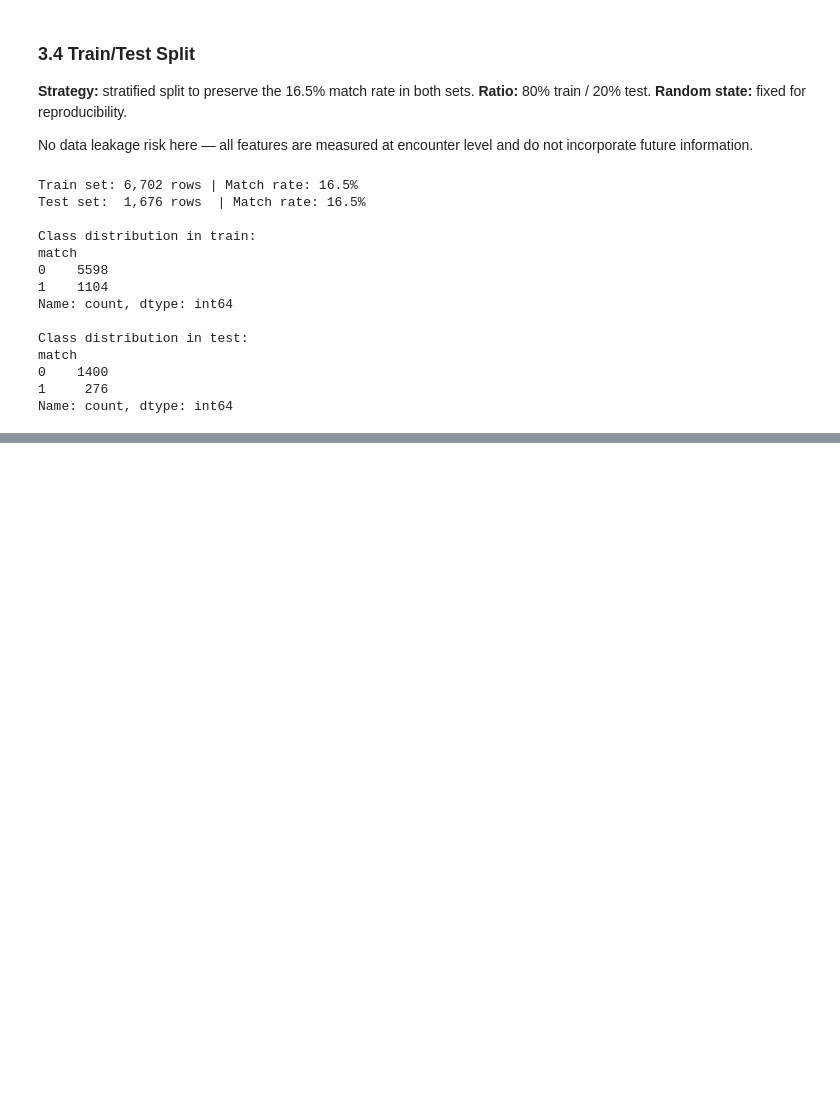
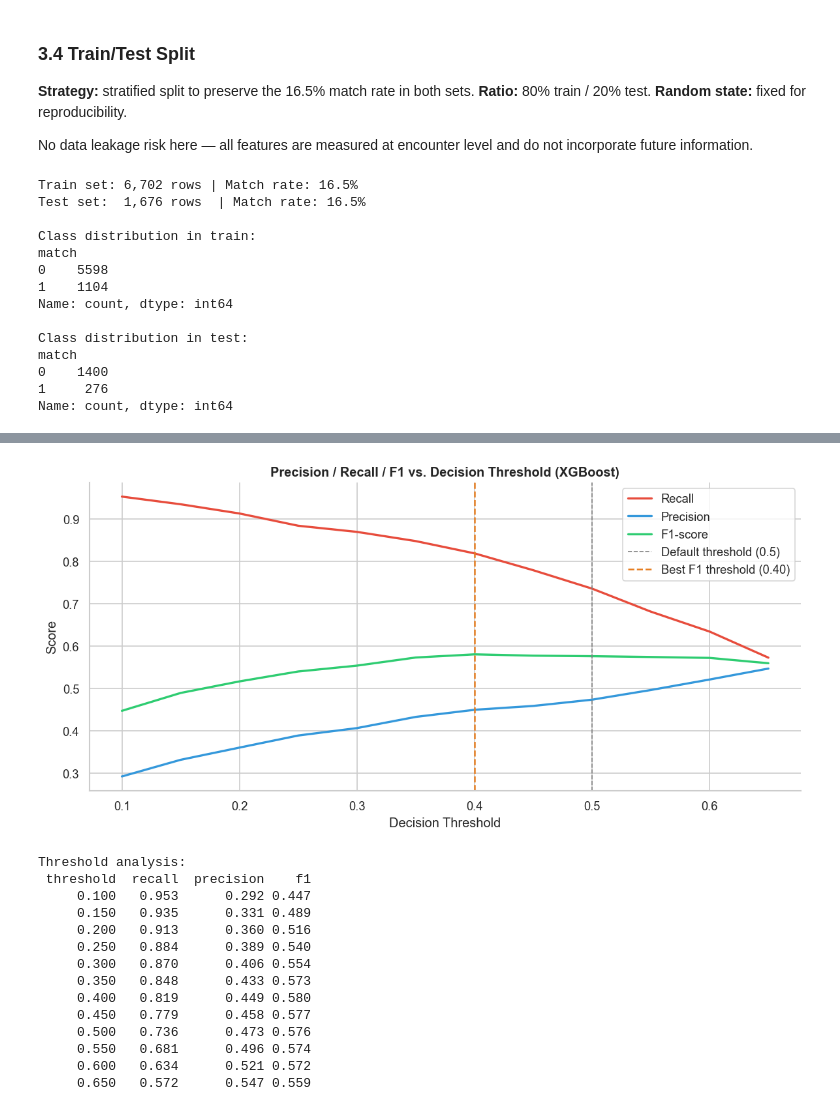
Before and after one commit to ArvindB75/speed-dating-match-prediction, a Jupyter notebook: notebooks/speed_dating_analysis.ipynb, the cells around one changed output, grey strips where cells are left out. Cells and saved outputs as stored; diff of their text form; code cells hidden in the pictures; blank space fills up the shorter version.

```diff
--- a/notebooks/speed_dating_analysis.ipynb
+++ b/notebooks/speed_dating_analysis.ipynb
@@ -1076,0 +1239,62 @@ Name: count, dtype: int64
+# %%
+# ── 4.4 Decision Threshold Optimization ──────────────────────────────────────
+
+from sklearn.metrics import precision_recall_curve
+
+# Test multiple thresholds
+thresholds = np.arange(0.1, 0.7, 0.05)
+results = []
+
+for t in thresholds:
+    y_pred_t = (y_prob_xgb >= t).astype(int)
+    results.append({
+        'threshold': t,
+        'recall': recall_score(y_test, y_pred_t),
+        'precision': precision_score(y_test, y_pred_t),
+        'f1': f1_score(y_test, y_pred_t)
+    })
+
+results_df = pd.DataFrame(results)
+
+# Plot
+fig, ax = plt.subplots(figsize=(10, 5))
+ax.plot(results_df['threshold'], results_df['recall'],
+        label='Recall', color='#e74c3c', linewidth=2)
+ax.plot(results_df['threshold'], results_df['precision'],
+        label='Precision', color='#3498db', linewidth=2)
+ax.plot(results_df['threshold'], results_df['f1'],
+        label='F1-score', color='#2ecc71', linewidth=2)
+ax.axvline(0.5, color='gray', linestyle='--', linewidth=1, label='Default threshold (0.5)')
+
+# Mark best F1 threshold
+best_f1_idx = results_df['f1'].idxmax()
+best_t = results_df.loc[best_f1_idx, 'threshold']
+ax.axvline(best_t, color='#e67e22', linestyle='--', linewidth=1.5,
+           label=f'Best F1 threshold ({best_t:.2f})')
+
+ax.set_xlabel('Decision Threshold')
+ax.set_ylabel('Score')
+ax.set_title('Precision / Recall / F1 vs. Decision Threshold (XGBoost)', fontweight='bold')
+ax.legend()
+plt.tight_layout()
+plt.savefig('../outputs/threshold_optimization.png', dpi=120, bbox_inches='tight')
+plt.show()
+
+print("\nThreshold analysis:")
+print(results_df.to_string(index=False))
+# %% [output]
+[figure, added]
+Threshold analysis:
+ threshold  recall  precision    f1
+     0.100   0.953      0.292 0.447
+     0.150   0.935      0.331 0.489
+     0.200   0.913      0.360 0.516
+     0.250   0.884      0.389 0.540
+     0.300   0.870      0.406 0.554
+     0.350   0.848      0.433 0.573
+     0.400   0.819      0.449 0.580
+     0.450   0.779      0.458 0.577
+     0.500   0.736      0.473 0.576
+     0.550   0.681      0.496 0.574
+     0.600   0.634      0.521 0.572
+     0.650   0.572      0.547 0.559
```
Also changed, not shown: parts of 10 cells of this notebook, 2 other files.
